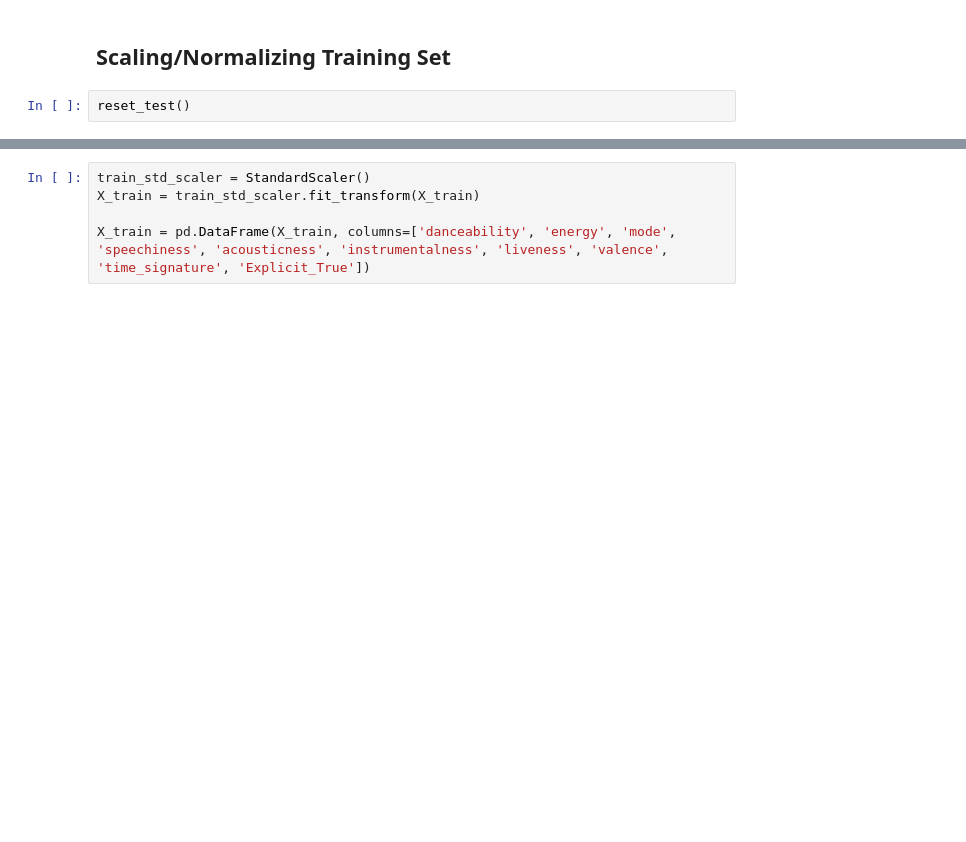
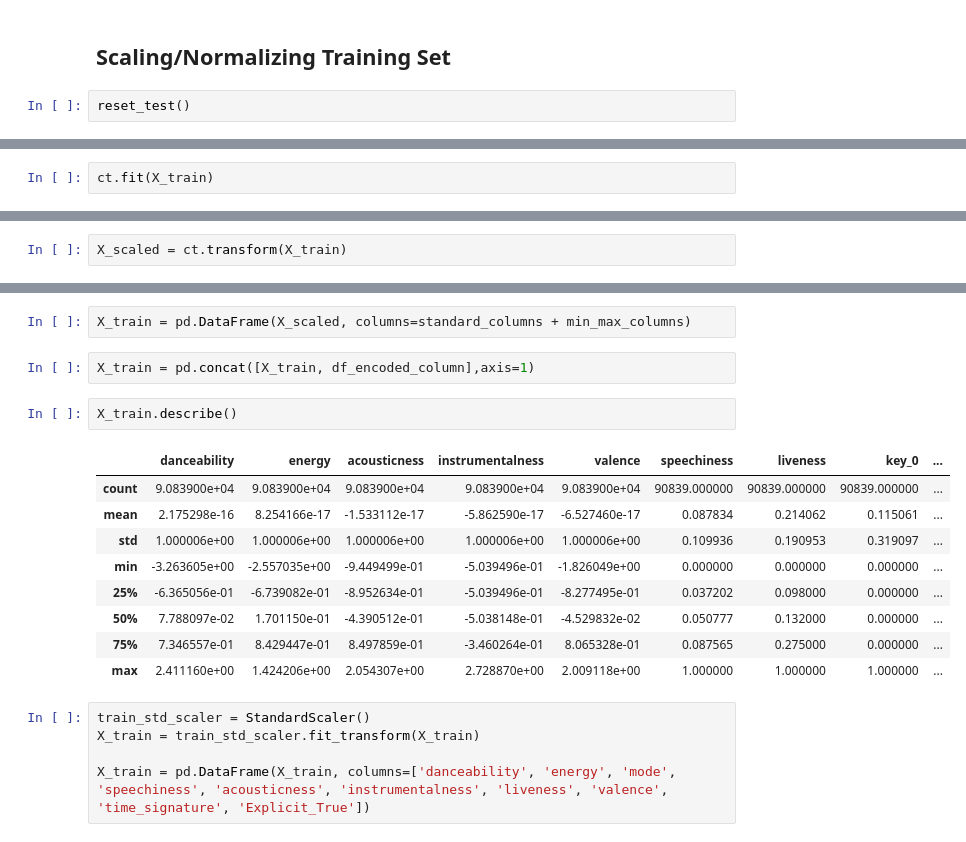
Before and after one commit to tomgrbz/ds3000phase4, a Jupyter notebook: Inital_EDA.ipynb, the cells around one changed output, grey strips where cells are left out. Cells and saved outputs as stored; diff of their text form; blank space fills up the shorter version.

```diff
--- a/Inital_EDA.ipynb
+++ b/Inital_EDA.ipynb
@@ -253,0 +307,2 @@ ValueError: Shape of passed values is (79484, 11), indices imply (79484, 7)
+# %%
+ct.fit(X_train)
@@ -253,0 +315,2 @@ ValueError: Shape of passed values is (79484, 11), indices imply (79484, 7)
+# %%
+X_scaled = ct.transform(X_train)
@@ -254,3 +332,19 @@ ValueError: Shape of passed values is (79484, 11), indices imply (79484, 7)
+# %%
+X_train = pd.DataFrame(X_scaled, columns=standard_columns + min_max_columns)
+# %%
+X_train = pd.concat([X_train, df_encoded_column],axis=1)
+# %%
+X_train.describe()
+# %% [output]
+|  | danceability | energy | acousticness | instrumentalness | valence | speechiness | liveness | key_0 | ... |
+| count | 9.083900e+04 | 9.083900e+04 | 9.083900e+04 | 9.083900e+04 | 9.083900e+04 | 90839.000000 | 90839.000000 | 90839.000000 | ... |
+| mean | 2.175298e-16 | 8.254166e-17 | -1.533112e-17 | -5.862590e-17 | -6.527460e-17 | 0.087834 | 0.214062 | 0.115061 | ... |
+| std | 1.000006e+00 | 1.000006e+00 | 1.000006e+00 | 1.000006e+00 | 1.000006e+00 | 0.109936 | 0.190953 | 0.319097 | ... |
+| min | -3.263605e+00 | -2.557035e+00 | -9.449499e-01 | -5.039496e-01 | -1.826049e+00 | 0.000000 | 0.000000 | 0.000000 | ... |
+| 25% | -6.365056e-01 | -6.739082e-01 | -8.952634e-01 | -5.039496e-01 | -8.277495e-01 | 0.037202 | 0.098000 | 0.000000 | ... |
+| 50% | 7.788097e-02 | 1.701150e-01 | -4.390512e-01 | -5.038148e-01 | -4.529832e-02 | 0.050777 | 0.132000 | 0.000000 | ... |
+| 75% | 7.346557e-01 | 8.429447e-01 | 8.497859e-01 | -3.460264e-01 | 8.065328e-01 | 0.087565 | 0.275000 | 0.000000 | ... |
+| max | 2.411160e+00 | 1.424206e+00 | 2.054307e+00 | 2.728870e+00 | 2.009118e+00 | 1.000000 | 1.000000 | 1.000000 | ... |
 # %%
 train_std_scaler = StandardScaler()
 X_train = train_std_scaler.fit_transform(X_train)
```
Also changed, not shown: parts of 51 cells of this notebook.
